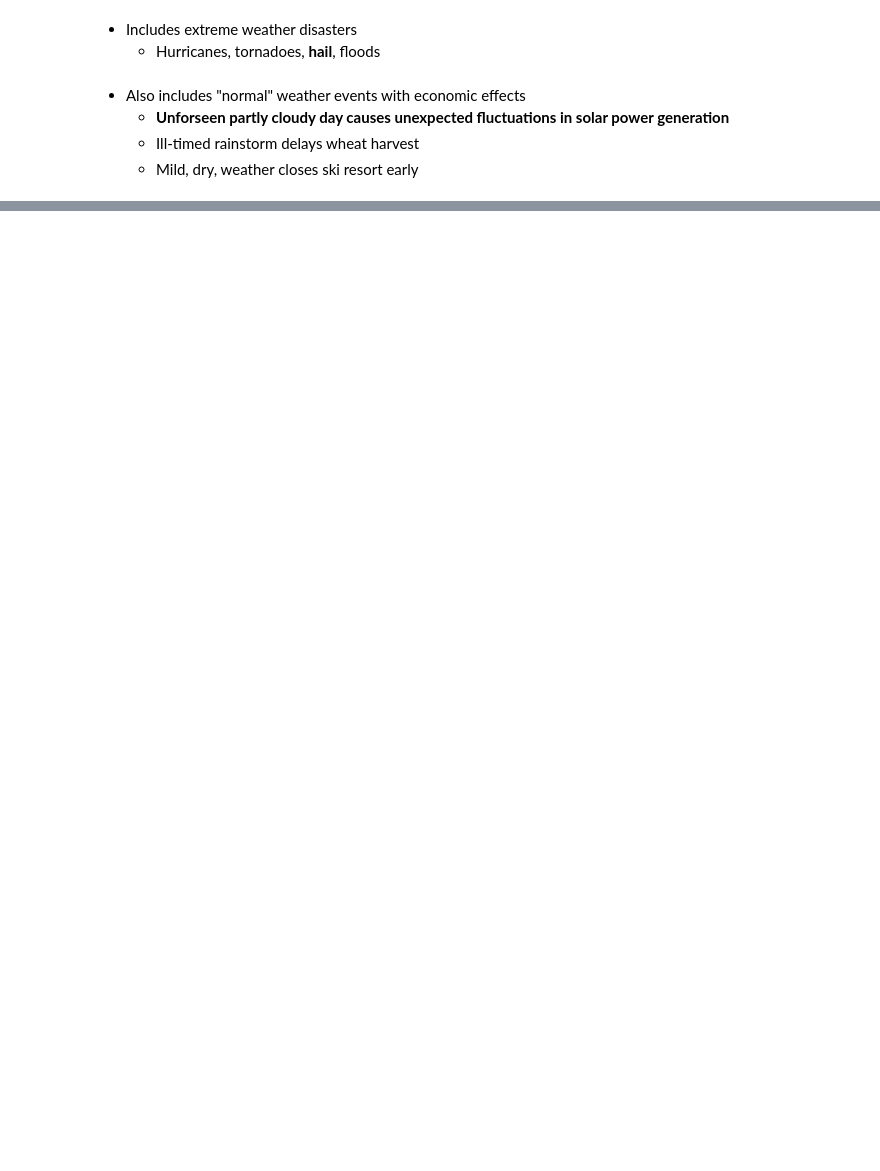
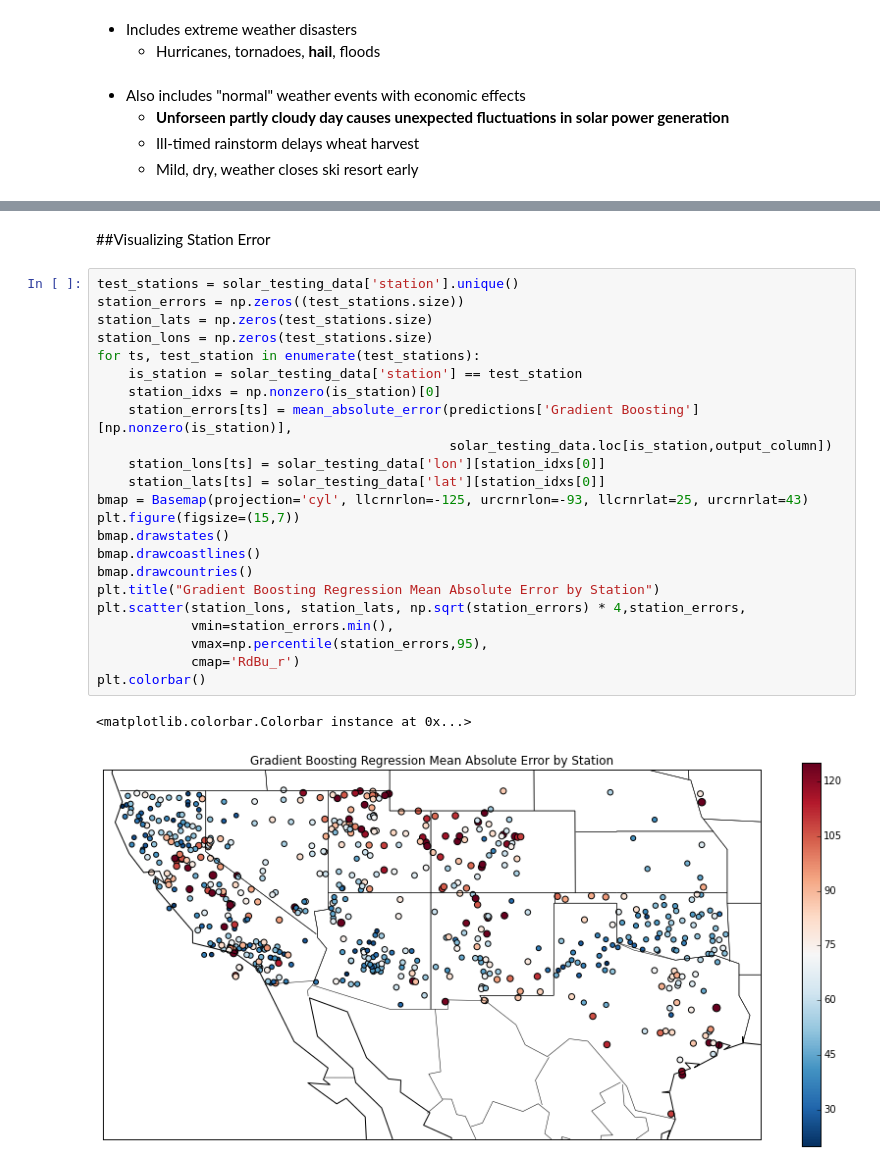
Before and after one commit to djgagne/ucar_sea_2015, a Jupyter notebook: Gagne_UCAR_SEA_Conference_Presentation.ipynb, the cells around one changed output, grey strips where cells are left out. Drawn from its saved outputs; the diff is of its cells as text; blank space fills up the shorter version.

```diff
--- a/Gagne_UCAR_SEA_Conference_Presentation.ipynb
+++ b/Gagne_UCAR_SEA_Conference_Presentation.ipynb
@@ -153,0 +313,28 @@ gbr = GradientBoostingRegressor()
+# %% [markdown]
+##Visualizing Station Error
+# %%
+test_stations = solar_testing_data['station'].unique()
+station_errors = np.zeros((test_stations.size))
+station_lats = np.zeros(test_stations.size)
+station_lons = np.zeros(test_stations.size)
+for ts, test_station in enumerate(test_stations):
+    is_station = solar_testing_data['station'] == test_station
+    station_idxs = np.nonzero(is_station)[0]
+    station_errors[ts] = mean_absolute_error(predictions['Gradient Boosting'][np.nonzero(is_station)],
+                                             solar_testing_data.loc[is_station,output_column])
+    station_lons[ts] = solar_testing_data['lon'][station_idxs[0]]
+    station_lats[ts] = solar_testing_data['lat'][station_idxs[0]]
+bmap = Basemap(projection='cyl', llcrnrlon=-125, urcrnrlon=-93, llcrnrlat=25, urcrnrlat=43)
+plt.figure(figsize=(15,7))
+bmap.drawstates()
+bmap.drawcoastlines()
+bmap.drawcountries()
+plt.title("Gradient Boosting Regression Mean Absolute Error by Station")
+plt.scatter(station_lons, station_lats, np.sqrt(station_errors) * 4,station_errors,
+            vmin=station_errors.min(),
+            vmax=np.percentile(station_errors,95),
+            cmap='RdBu_r')
+plt.colorbar()
+# %% [output]
+<matplotlib.colorbar.Colorbar instance at 0x...>
+[figure, added]
```
Also changed, not shown: parts of 55 cells of this notebook, 1 other file.
